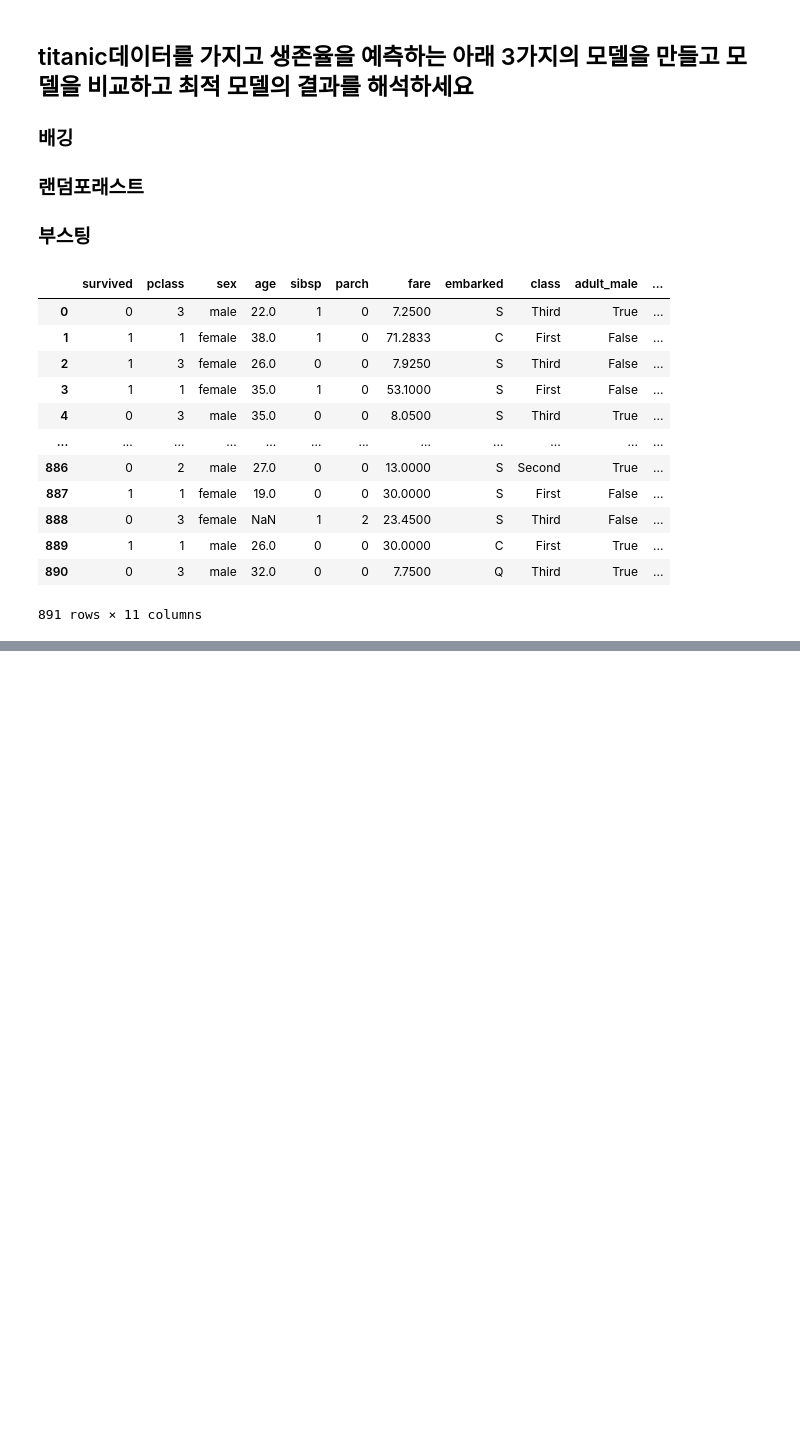
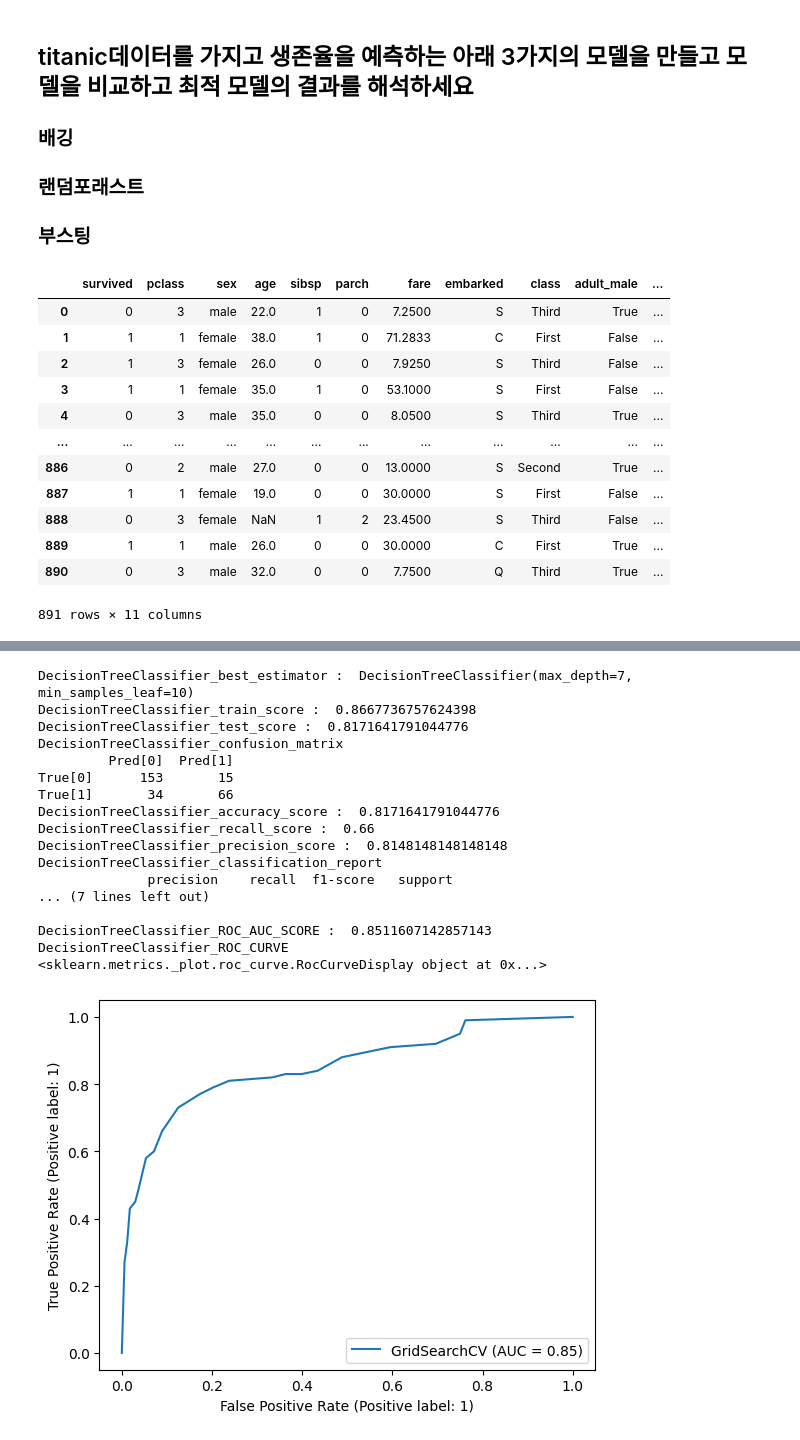
Before and after one commit to blackbutterfly0852/ADP_PRACTICE, a Jupyter notebook: 221114_앙상블.ipynb, the cells around one changed output, grey strips where cells are left out. Saved outputs shown, nothing was run; the diff lists cells and outputs as text; code cells hidden in the pictures; blank space fills up the shorter version.

```diff
--- a/221114_앙상블.ipynb
+++ b/221114_앙상블.ipynb
@@ -269,8 +269,8 @@ print((2+23+34) / 3)
 ### 랜덤포래스트
 ### 부스팅
 # %%
-df_t = pd.read_csv("../data/titanic.csv")
-df_t
+df = pd.read_csv("data/titanic.csv")
+df
 # %% [output]
 |  | survived | pclass | sex | age | sibsp | parch | fare | embarked | class | adult_male | ... |
 | 0 | 0 | 3 | male | 22.0 | 1 | 0 | 7.2500 | S | Third | True | ... |
@@ -287,0 +330,53 @@ df_t
+# %%
+# 1. 의사결정나무
+from sklearn.tree import DecisionTreeClassifier
+from sklearn.model_selection import GridSearchCV
+from sklearn.metrics import confusion_matrix, accuracy_score, recall_score, precision_score, f1_score, classification_report
+from sklearn.metrics import plot_roc_curve, roc_auc_score
+
+decisionTreeClassifier = DecisionTreeClassifier()
+param_grid = {'max_depth' : range(1,40,2), 'min_samples_leaf' : range(2,40,2)}
+model = GridSearchCV(decisionTreeClassifier, param_grid)
+model.fit(X_train, y_train)
+y_pred = model.predict(X_test)
+
+print('DecisionTreeClassifier_best_estimator : ', model.best_estimator_)
+print('DecisionTreeClassifier_train_score : ', model.score(X_train,y_train))
+print('DecisionTreeClassifier_test_score : ', model.score(X_test,y_test))
+
+print('DecisionTreeClassifier_confusion_matrix')
+print( pd.DataFrame(confusion_matrix(y_test, y_pred), index = ['True[0]', 'True[1]'], columns = ['Pred[0]', 'Pred[1]']))
+print('DecisionTreeClassifier_accuracy_score : ', accuracy_score(y_test, y_pred))
+print('DecisionTreeClassifier_recall_score : ', recall_score(y_test, y_pred))
+print('DecisionTreeClassifier_precision_score : ', precision_score(y_test, y_pred))
+print('DecisionTreeClassifier_classification_report')
+print(classification_report(y_test, y_pred))
+# ROC_SCORE
+# bineary 분류일 때 : roc_auc_score(y_test, clf.predict_proba(X_test)[:, 1])
+# 다중 클래스 분류일 때 : roc_auc_score(y_test, clf.predict_proba(X_test), multi_class='ovr')
+# 여러 개의 라벨을 분류할 때 : roc_auc_score(y, y_pred, average=None)
+print('DecisionTreeClassifier_ROC_AUC_SCORE : ', roc_auc_score(y_test, model.predict_proba(X_test)[:,-1]))
+# ROC 곡선 (X축 : 민감도, Y축 : 1-특이도(실제 False를 False라고 예측하는 비율))
+print('DecisionTreeClassifier_ROC_CURVE')
+print(plot_roc_curve(model, X_test, y_test))
+
+# 변수 중요도 확인
+# %% [output]
+DecisionTreeClassifier_best_estimator :  DecisionTreeClassifier(max_depth=7, min_samples_leaf=10)
+DecisionTreeClassifier_train_score :  0.8667736757624398
+DecisionTreeClassifier_test_score :  0.8171641791044776
+DecisionTreeClassifier_confusion_matrix
+         Pred[0]  Pred[1]
+True[0]      153       15
+True[1]       34       66
+DecisionTreeClassifier_accuracy_score :  0.8171641791044776
+DecisionTreeClassifier_recall_score :  0.66
+DecisionTreeClassifier_precision_score :  0.8148148148148148
+DecisionTreeClassifier_classification_report
+              precision    recall  f1-score   support
+... (7 lines left out)
+
+DecisionTreeClassifier_ROC_AUC_SCORE :  0.8511607142857143
+DecisionTreeClassifier_ROC_CURVE
+<sklearn.metrics._plot.roc_curve.RocCurveDisplay object at 0x...>
+[figure, added]
```
Also changed, not shown: parts of 14 cells of this notebook.
